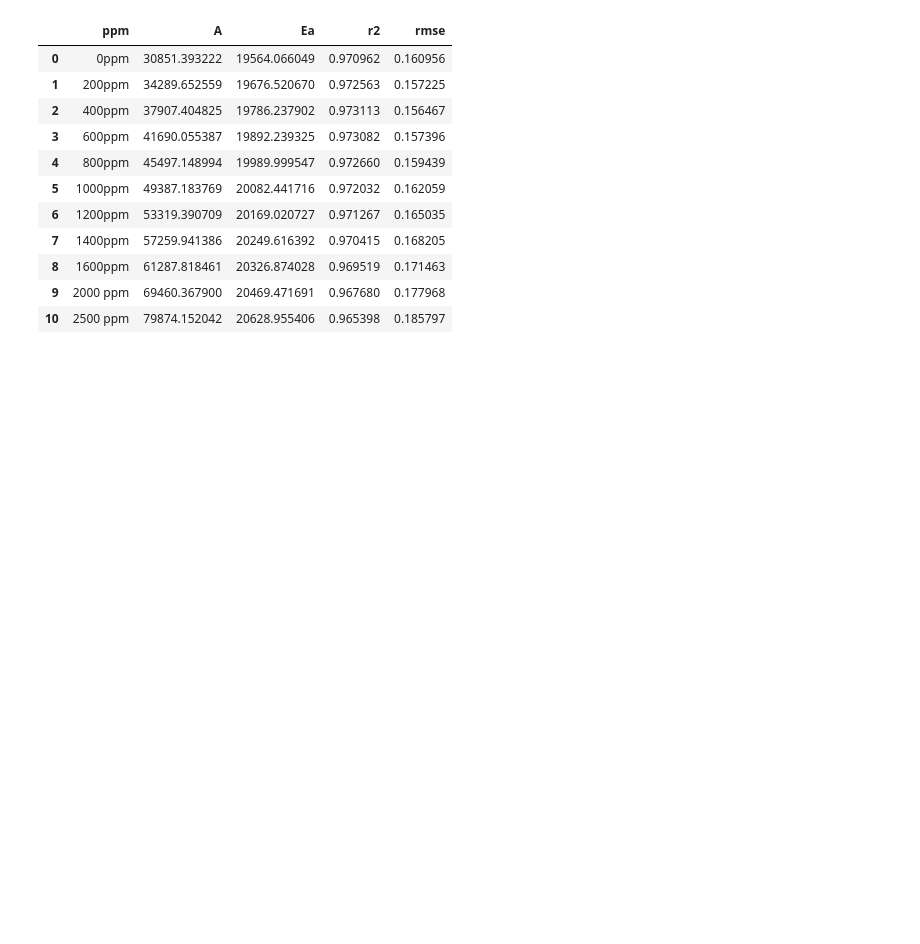
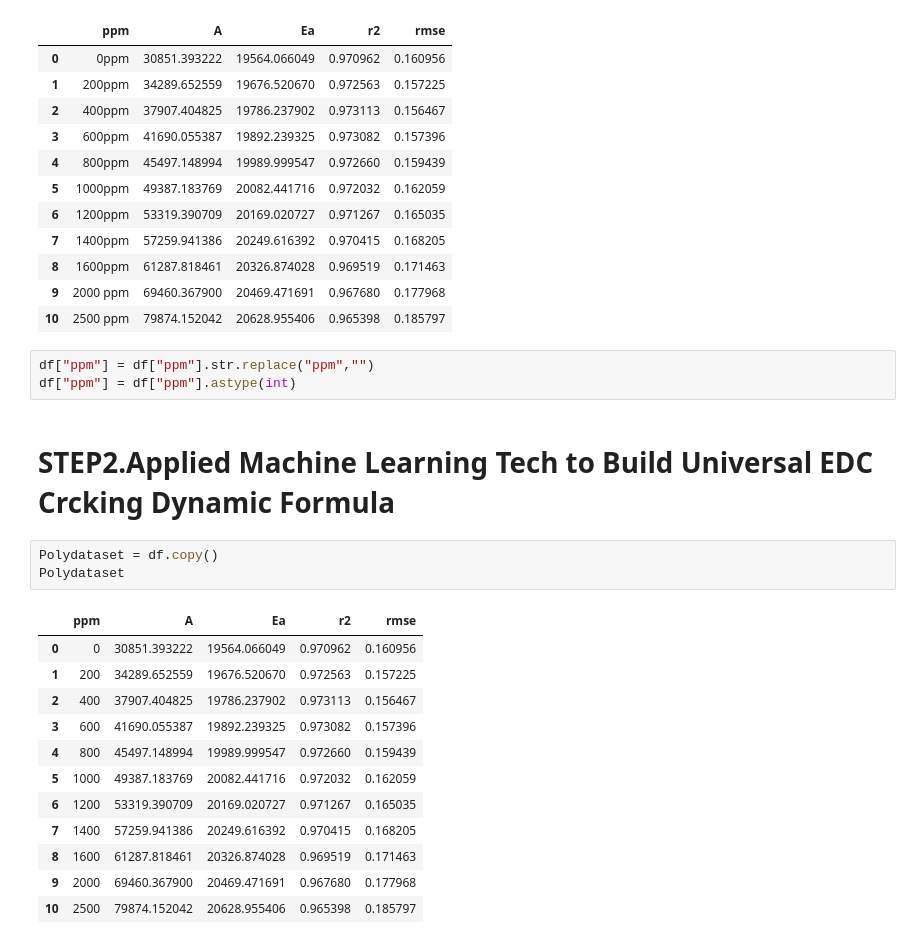
Before and after one commit to BingHungLee/EDC_Cracking_Furnace_Design, a Jupyter notebook: [20210712]_EDC_FireHeater_Simulation.ipynb, the cells around one changed output. Saved outputs shown, nothing was run; the diff lists cells and outputs as text; blank space fills up the shorter version.

```diff
--- a/[20210712]_EDC_FireHeater_Simulation.ipynb
+++ b/[20210712]_EDC_FireHeater_Simulation.ipynb
@@ -254,3 +249,24 @@ df
 | 8 | 1600ppm | 61287.818461 | 20326.874028 | 0.969519 | 0.171463 |
 | 9 | 2000 ppm | 69460.367900 | 20469.471691 | 0.967680 | 0.177968 |
 | 10 | 2500 ppm | 79874.152042 | 20628.955406 | 0.965398 | 0.185797 |
+# %%
+df["ppm"] = df["ppm"].str.replace("ppm","")
+df["ppm"] = df["ppm"].astype(int)
+# %% [markdown]
+# STEP2.Applied Machine Learning Tech to Build Universal EDC Crcking Dynamic Formula
+# %%
+Polydataset = df.copy()
+Polydataset
+# %% [output]
+|  | ppm | A | Ea | r2 | rmse |
+| 0 | 0 | 30851.393222 | 19564.066049 | 0.970962 | 0.160956 |
+| 1 | 200 | 34289.652559 | 19676.520670 | 0.972563 | 0.157225 |
+| 2 | 400 | 37907.404825 | 19786.237902 | 0.973113 | 0.156467 |
+| 3 | 600 | 41690.055387 | 19892.239325 | 0.973082 | 0.157396 |
+| 4 | 800 | 45497.148994 | 19989.999547 | 0.972660 | 0.159439 |
+| 5 | 1000 | 49387.183769 | 20082.441716 | 0.972032 | 0.162059 |
+| 6 | 1200 | 53319.390709 | 20169.020727 | 0.971267 | 0.165035 |
+| 7 | 1400 | 57259.941386 | 20249.616392 | 0.970415 | 0.168205 |
+| 8 | 1600 | 61287.818461 | 20326.874028 | 0.969519 | 0.171463 |
+| 9 | 2000 | 69460.367900 | 20469.471691 | 0.967680 | 0.177968 |
+| 10 | 2500 | 79874.152042 | 20628.955406 | 0.965398 | 0.185797 |
```
Also changed, not shown: parts of 7 cells of this notebook.
